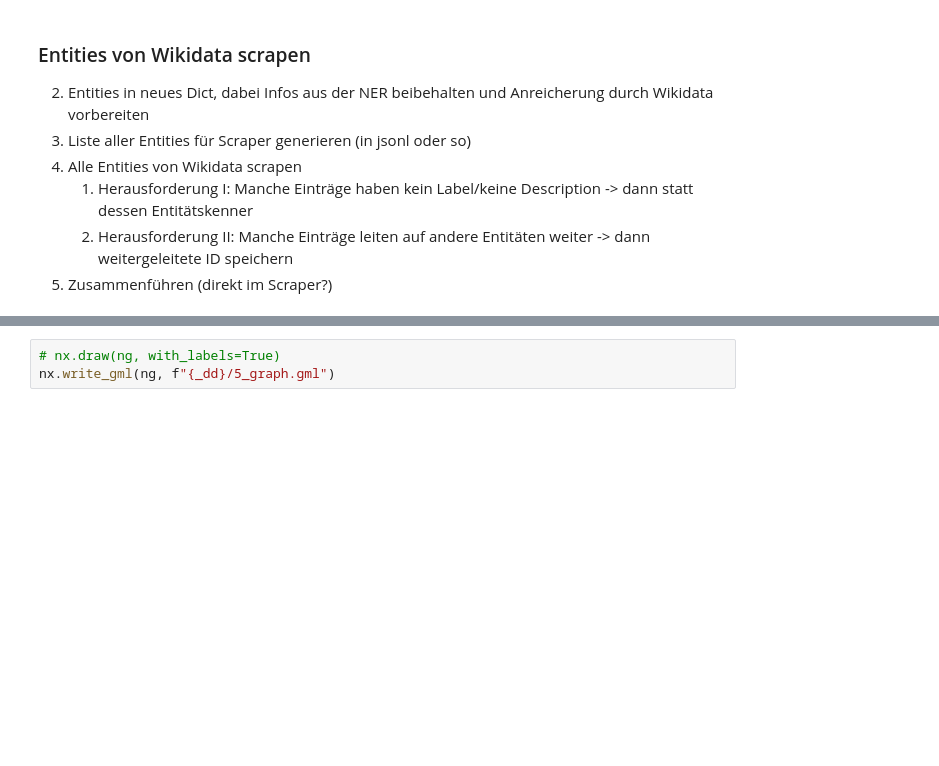
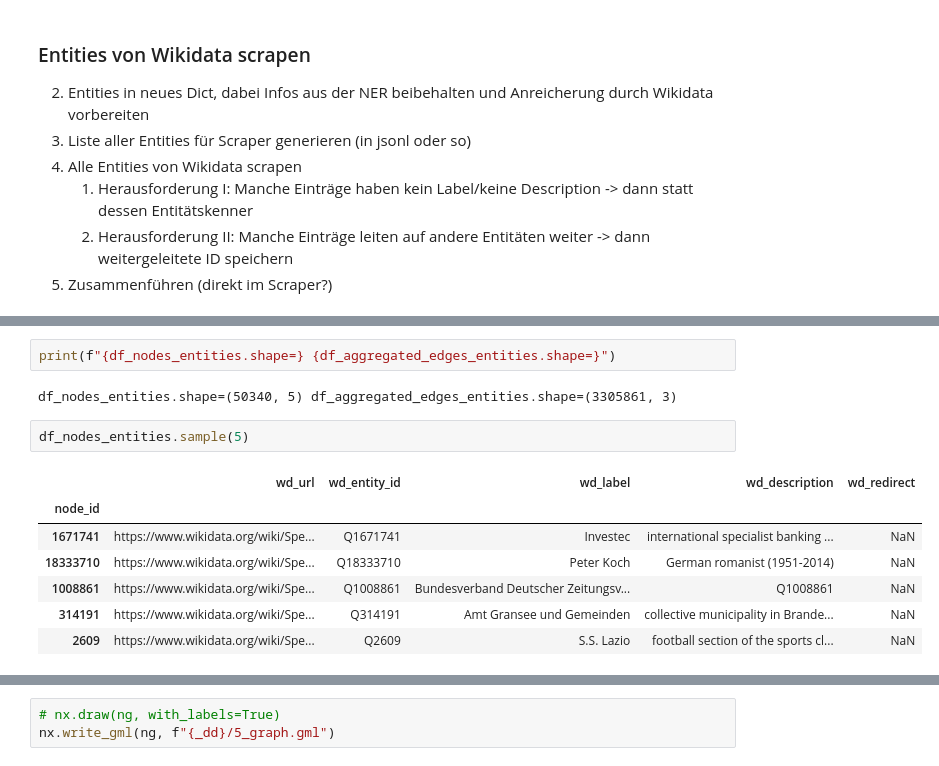
Before and after one commit to patmanteau/mbb-asud-paper-archive, a Jupyter notebook: src/mbb-asud-paper-polars.ipynb, the cells around one changed output, grey strips where cells are left out. Cells and saved outputs as stored; diff of their text form; blank space fills up the shorter version.

```diff
--- a/src/mbb-asud-paper-polars.ipynb
+++ b/src/mbb-asud-paper-polars.ipynb
@@ -266,0 +347,14 @@ shape: (36_014, 5)
+# %%
+print(f"{df_nodes_entities.shape=} {df_aggregated_edges_entities.shape=}")
+# %% [output]
+df_nodes_entities.shape=(50340, 5) df_aggregated_edges_entities.shape=(3305861, 3)
+# %%
+df_nodes_entities.sample(5)
+# %% [output]
+|  | wd_url | wd_entity_id | wd_label | wd_description | wd_redirect |
+| node_id |  |  |  |  |  |
+| 1671741 | https://www.wikidata.org/wiki/Spe... | Q1671741 | Investec | international specialist banking ... | NaN |
+| 18333710 | https://www.wikidata.org/wiki/Spe... | Q18333710 | Peter Koch | German romanist (1951-2014) | NaN |
+| 1008861 | https://www.wikidata.org/wiki/Spe... | Q1008861 | Bundesverband Deutscher Zeitungsv... | Q1008861 | NaN |
+| 314191 | https://www.wikidata.org/wiki/Spe... | Q314191 | Amt Gransee und Gemeinden | collective municipality in Brande... | NaN |
+| 2609 | https://www.wikidata.org/wiki/Spe... | Q2609 | S.S. Lazio | football section of the sports cl... | NaN |
```
Also changed, not shown: parts of 43 cells of this notebook.
